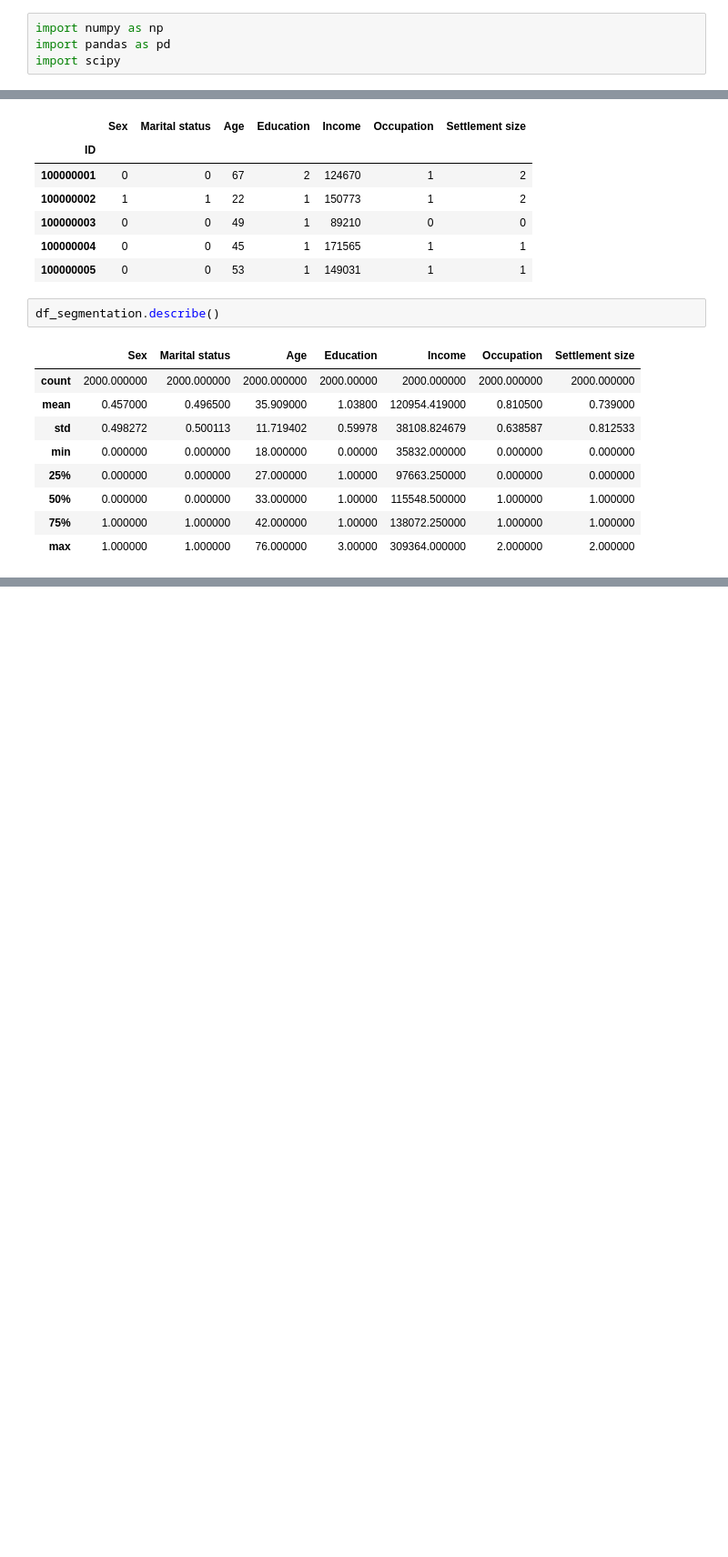
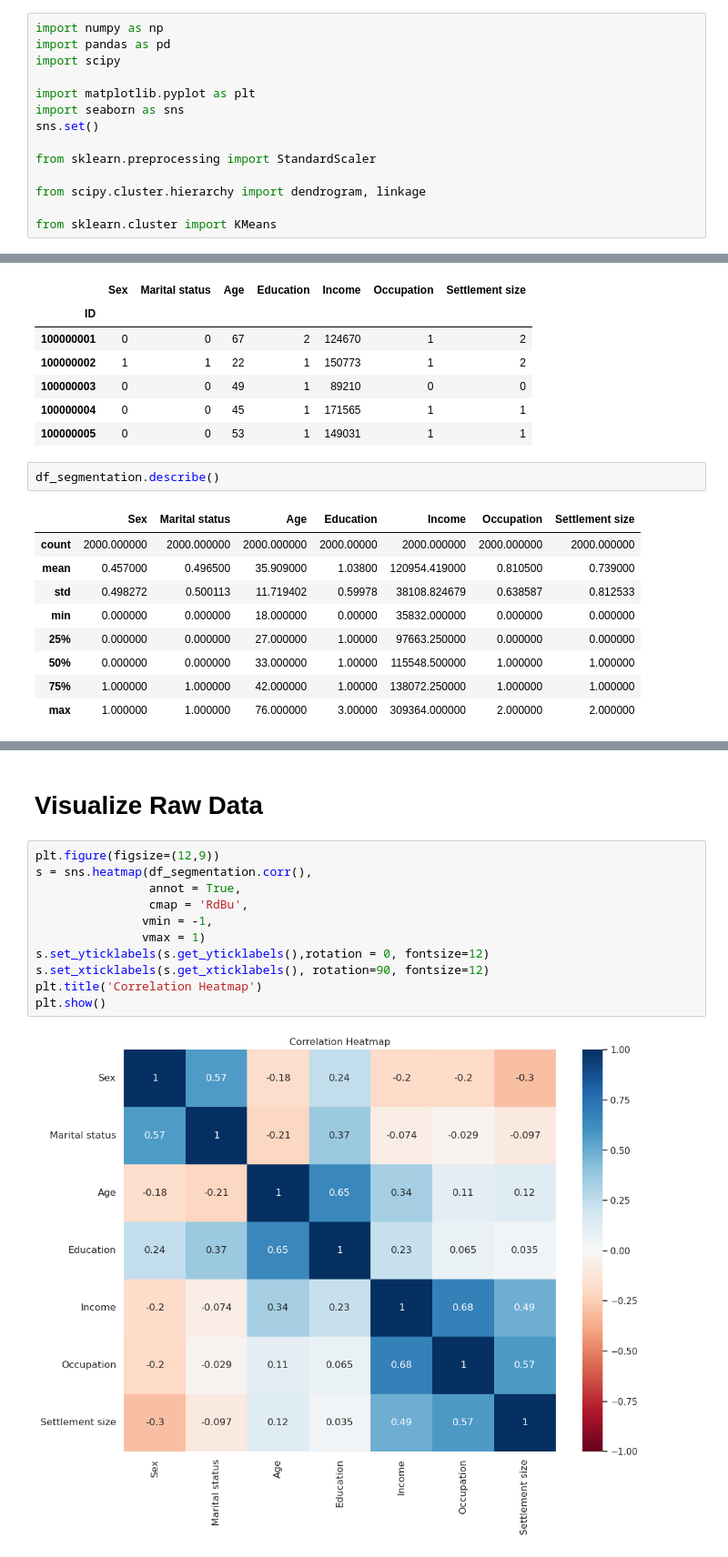
Before and after one commit to ngminhtrung/travis-jupiter-codespace, a Jupyter notebook: notebooks/udemy-customer-analytics/Customer analytics.ipynb, the cells around one changed output, grey strips where cells are left out. Shown: that part at 91% size. Saved outputs shown, nothing was run; the diff lists cells and outputs as text; blank space fills up the shorter version.

```diff
--- a/notebooks/udemy-customer-analytics/Customer analytics.ipynb
+++ b/notebooks/udemy-customer-analytics/Customer analytics.ipynb
@@ -2,6 +2,16 @@
 import numpy as np
 import pandas as pd
 import scipy
+
+import matplotlib.pyplot as plt
+import seaborn as sns
+sns.set()
+
+from sklearn.preprocessing import StandardScaler
+
+from scipy.cluster.hierarchy import dendrogram, linkage
+
+from sklearn.cluster import KMeans
 # %%
 df_segmentation = pd.read_csv('segmentation data.csv',index_col=0)
 # %%
@@ -28,0 +52,15 @@ df_segmentation.describe()
+# %% [markdown]
+# Visualize Raw Data
+# %%
+plt.figure(figsize=(12,9))
+s = sns.heatmap(df_segmentation.corr(),
+                annot = True,
+                cmap = 'RdBu',
+               vmin = -1,
+               vmax = 1)
+s.set_yticklabels(s.get_yticklabels(),rotation = 0, fontsize=12)
+s.set_xticklabels(s.get_xticklabels(), rotation=90, fontsize=12)
+plt.title('Correlation Heatmap')
+plt.show()
+# %% [output]
+[figure, added]
```
Also changed, not shown: parts of 14 cells of this notebook.
